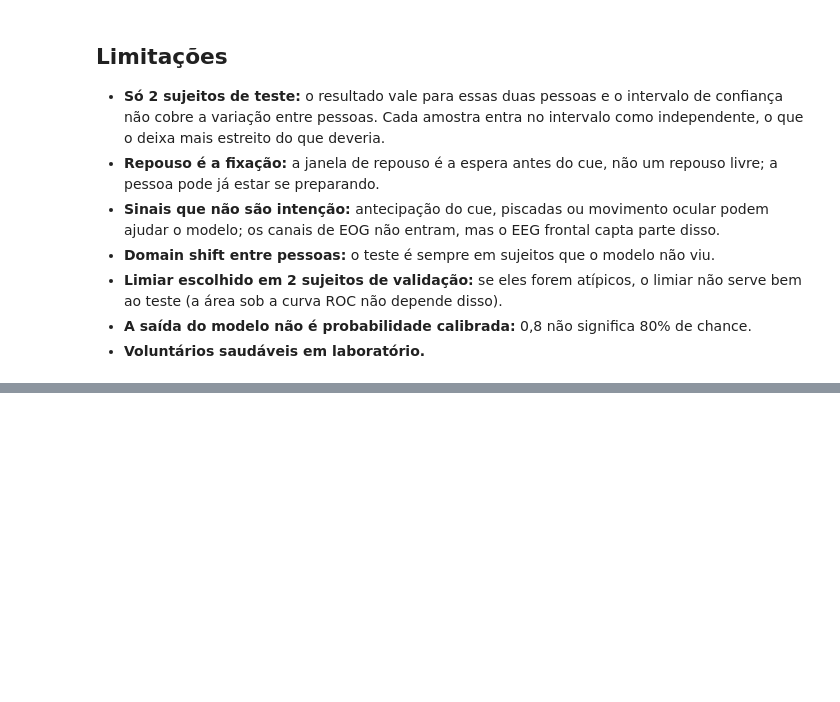
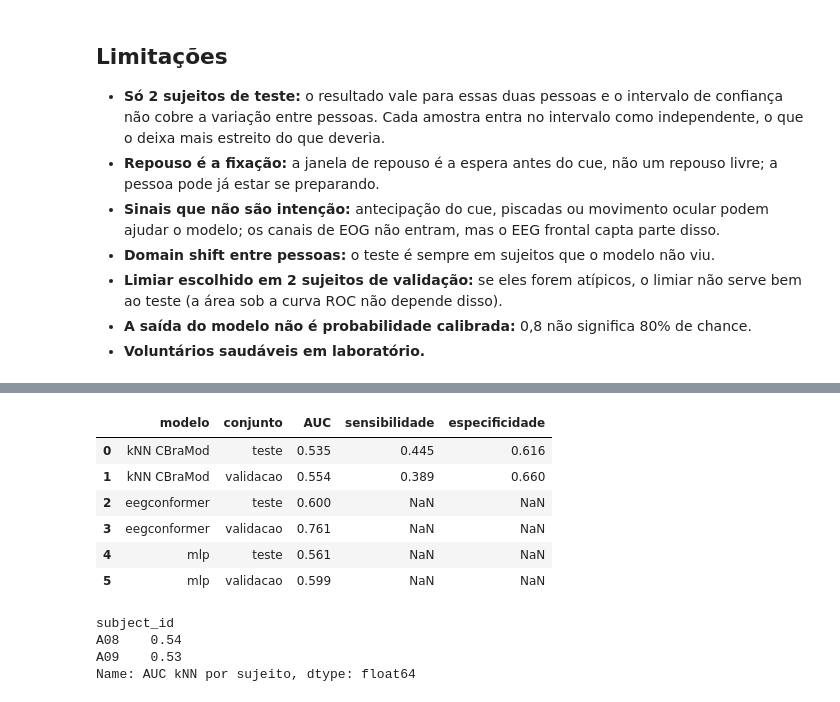
Before and after one commit to kafb04/data-engineering-multimodal-ai, a Jupyter notebook: notebooks/02_modelo_2a.ipynb, the cells around one changed output, grey strips where cells are left out. Saved outputs shown, nothing was run; the diff lists cells and outputs as text; code cells hidden in the pictures; blank space fills up the shorter version.

```diff
--- a/notebooks/02_modelo_2a.ipynb
+++ b/notebooks/02_modelo_2a.ipynb
@@ -407,0 +511,30 @@ summary.round(4)
+# %%
+pool_train = neighbor[neighbor["pool"] == "treino"]
+knn = (pool_train.assign(vote=pool_train["neighbor_window"] == "intencao")
+       .groupby(["sample_id", "subject_id", "split", "window"], as_index=False)["vote"].mean())
+knn["y_true"] = (knn["window"] == "intencao").astype(int)
+rows = []
+for split, g in knn.groupby("split"):
+    y_pred = (g["vote"] > 0.5).astype(int)
+    sens = wilson(((y_pred == 1) & (g["y_true"] == 1)).sum(), (g["y_true"] == 1).sum())
+    spec = wilson(((y_pred == 0) & (g["y_true"] == 0)).sum(), (g["y_true"] == 0).sum())
+    rows.append({"modelo": "kNN CBraMod", "conjunto": split, "AUC": roc_auc_score(g["y_true"], g["vote"]),
+                 "sensibilidade": sens[0], "especificidade": spec[0]})
+for model in MODELS:
+    for split, g in pred[pred["model"] == model].groupby("split"):
+        rows.append({"modelo": model, "conjunto": split, "AUC": roc_auc_score(g["y_true"], g["p_intencao"])})
+display(pd.DataFrame(rows).round(3))
+display(knn[knn["split"] == "teste"].groupby("subject_id")[["vote", "y_true"]]
+        .apply(lambda g: roc_auc_score(g["y_true"], g["vote"])).rename("AUC kNN por sujeito").round(3))
+# %% [output]
+|  | modelo | conjunto | AUC | sensibilidade | especificidade |
+| 0 | kNN CBraMod | teste | 0.535 | 0.445 | 0.616 |
+| 1 | kNN CBraMod | validacao | 0.554 | 0.389 | 0.660 |
+| 2 | eegconformer | teste | 0.600 | NaN | NaN |
+| 3 | eegconformer | validacao | 0.761 | NaN | NaN |
+| 4 | mlp | teste | 0.561 | NaN | NaN |
+| 5 | mlp | validacao | 0.599 | NaN | NaN |
+subject_id
+A08    0.54
+A09    0.53
+Name: AUC kNN por sujeito, dtype: float64
```
Also changed, not shown: parts of 11 cells of this notebook, 7 other files.
